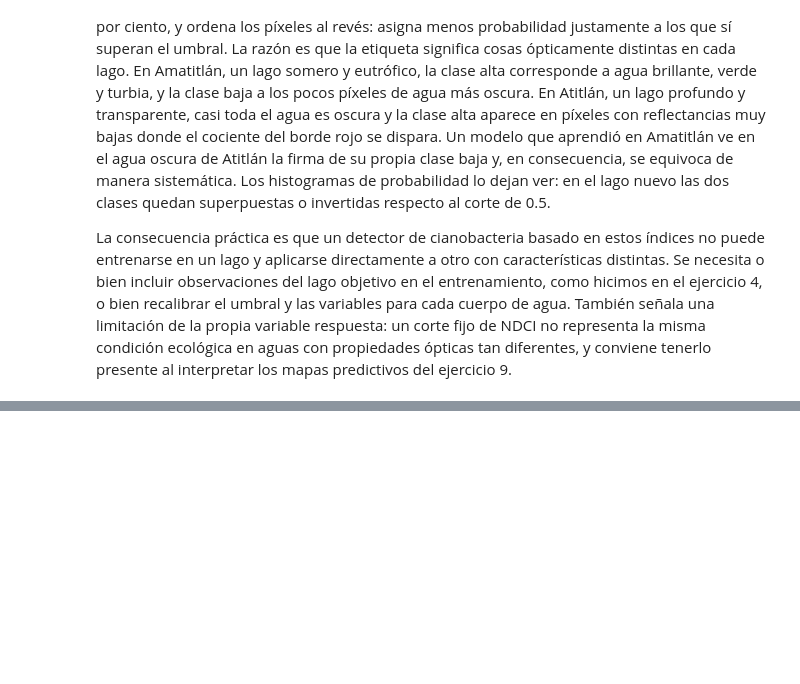
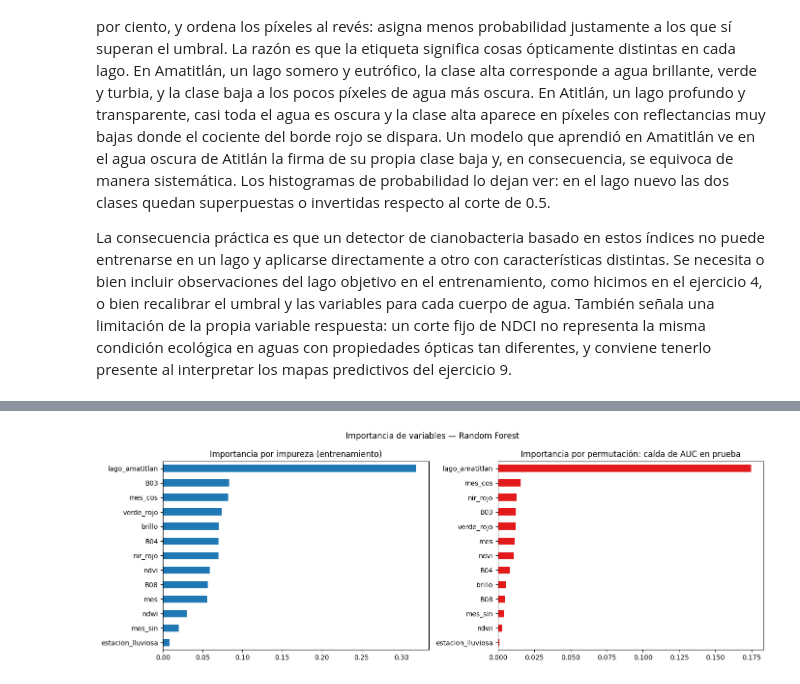
Before and after one commit to FerAHMz/lab4-ds, a Jupyter notebook: notebooks/lab4_parte2.ipynb, the cells around one changed output, grey strips where cells are left out. Saved outputs shown, nothing was run; the diff lists cells and outputs as text; code cells hidden in the pictures; blank space fills up the shorter version.

Commit message:
Parte 2 Ejercicio 8: interpretabilidad del modelo con importancia de variables y SHAP

```diff
--- a/notebooks/lab4_parte2.ipynb
+++ b/notebooks/lab4_parte2.ipynb
@@ -1348,0 +1362,19 @@ conviene tenerlo presente al interpretar los mapas predictivos del ejercicio 9.
+# %%
+import shap
+from sklearn.inspection import permutation_importance
+
+mejor_nombre = metricas["roc_auc"].idxmax()
+mejor = modelos[mejor_nombre]
+print("modelo interpretado:", mejor_nombre)
+
+# importancia por impureza (si el modelo la expone) y por permutación sobre prueba
+imp_impureza = pd.Series(getattr(mejor, "feature_importances_", np.full(len(PREDICTORAS), np.nan)),
+                         index=PREDICTORAS)
+perm = permutation_importance(mejor, X_te, y_te, scoring="roc_auc",
+                              n_repeats=5, random_state=SEMILLA, n_jobs=-1)
+imp_perm = pd.Series(perm.importances_mean, index=PREDICTORAS)
+
+importancias = pd.DataFrame({"impureza": imp_impureza.round(4),
+                             "permutacion_caida_auc": imp_perm.round(4)}
+                            ).sort_values("permutacion_caida_auc", ascending=False)
+importancias
@@ -1348,0 +1397,11 @@ conviene tenerlo presente al interpretar los mapas predictivos del ejercicio 9.
+# %%
+fig, axes = plt.subplots(1, 2, figsize=(14, 5))
+importancias["impureza"].sort_values().plot.barh(ax=axes[0], color="#1f78b4")
+axes[0].set_title("Importancia por impureza (entrenamiento)")
+importancias["permutacion_caida_auc"].sort_values().plot.barh(ax=axes[1], color="#e31a1c")
+axes[1].set_title("Importancia por permutación: caída de AUC en prueba")
+fig.suptitle(f"Importancia de variables — {mejor_nombre}")
+fig.tight_layout()
+plt.show()
+# %% [output]
+[figure, added]
```
Also changed, not shown: parts of 7 cells of this notebook.
